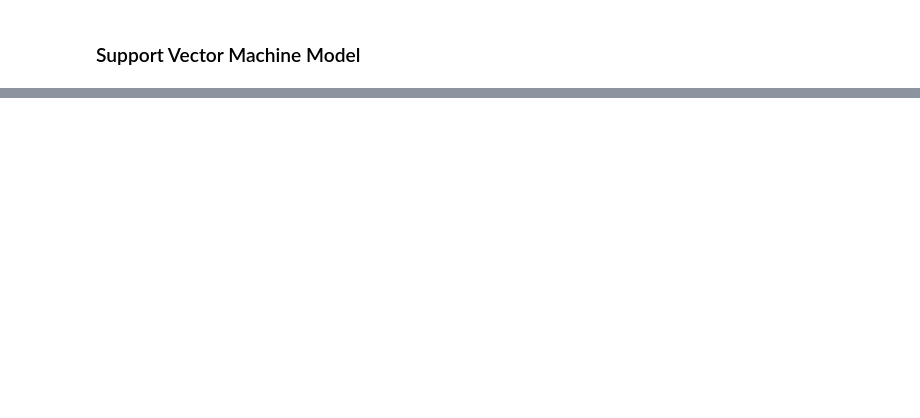
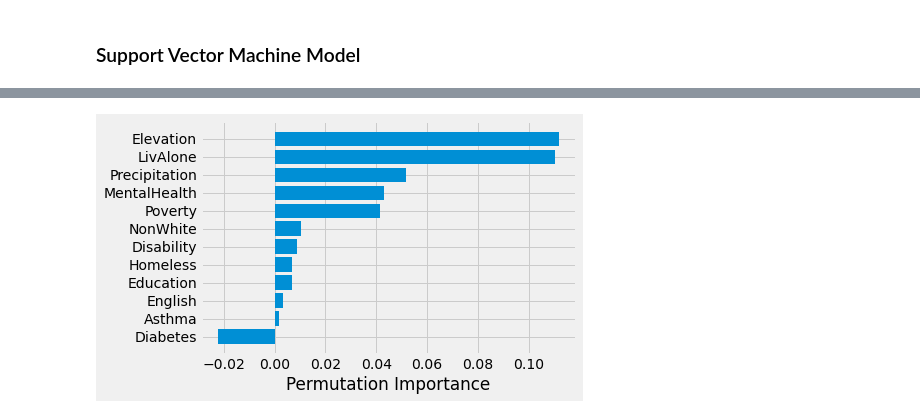
Before and after one commit to Ranabor/CDC-2022, a Jupyter notebook: data_exploration.ipynb, the cells around one changed output, grey strips where cells are left out. Drawn from its saved outputs; the diff is of its cells as text; code cells hidden in the pictures; blank space fills up the shorter version.

```diff
--- a/data_exploration.ipynb
+++ b/data_exploration.ipynb
@@ -100,0 +105,13 @@ LivAlone: 0.3023663102717023 (linear)
+# %%
+
+from sklearn.inspection import permutation_importance
+
+def model_permutation_importance(clf, X_test, y_test, significant_metrics):
+    perm_importance = permutation_importance(clf, X_test, y_test)
+
+    feature_names = list(significant_metrics.keys())
+    features = np.array(feature_names)
+
+    sorted_idx = perm_importance.importances_mean.argsort()
+    plt.barh(features[sorted_idx], perm_importance.importances_mean[sorted_idx])
+    plt.xlabel("Permutation Importance")
@@ -141,0 +188,10 @@ Text(0.5, 0, 'Feature Importance')
+# %%
+clf = svm.SVC(kernel = 'linear', C = 1)
+scaler = StandardScaler()
+scaler.fit(X_train)
+X_train = scaler.transform(X_train)
+X_test = scaler.transform(X_test)
+clf.fit(X_train, np.ravel(y_train,order='C'))
+model_permutation_importance(clf, X_test, y_test, significant_metrics)
+# %% [output]
+[figure, added]
```
Also changed, not shown: parts of 7 cells of this notebook.
